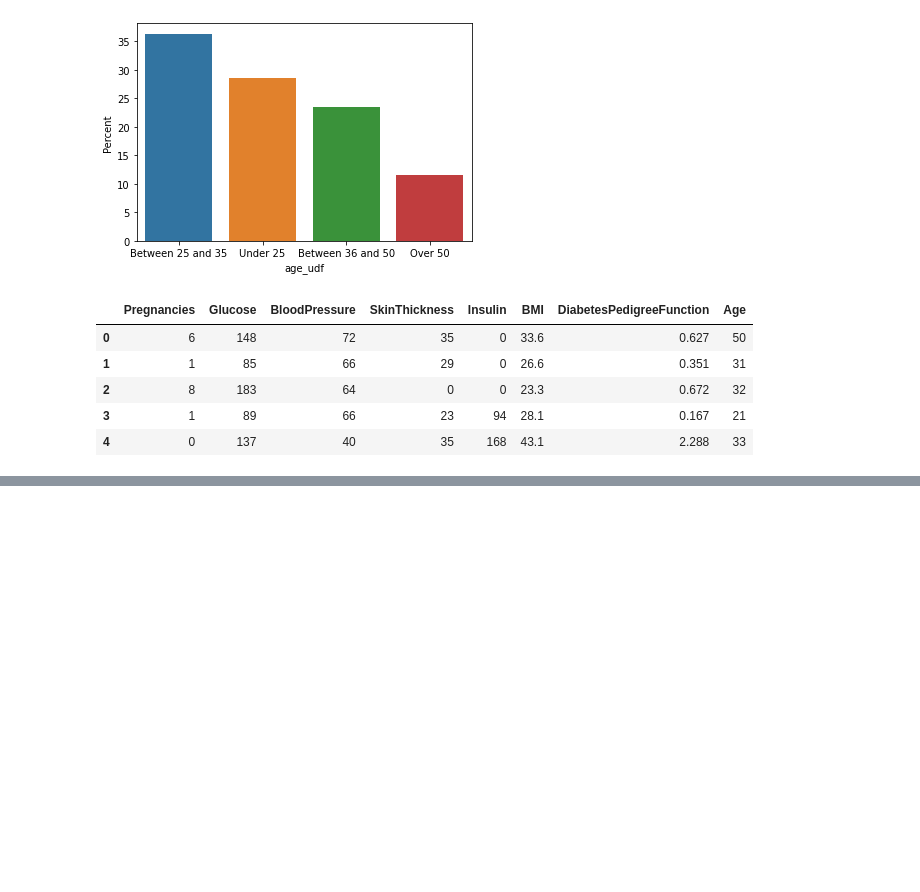
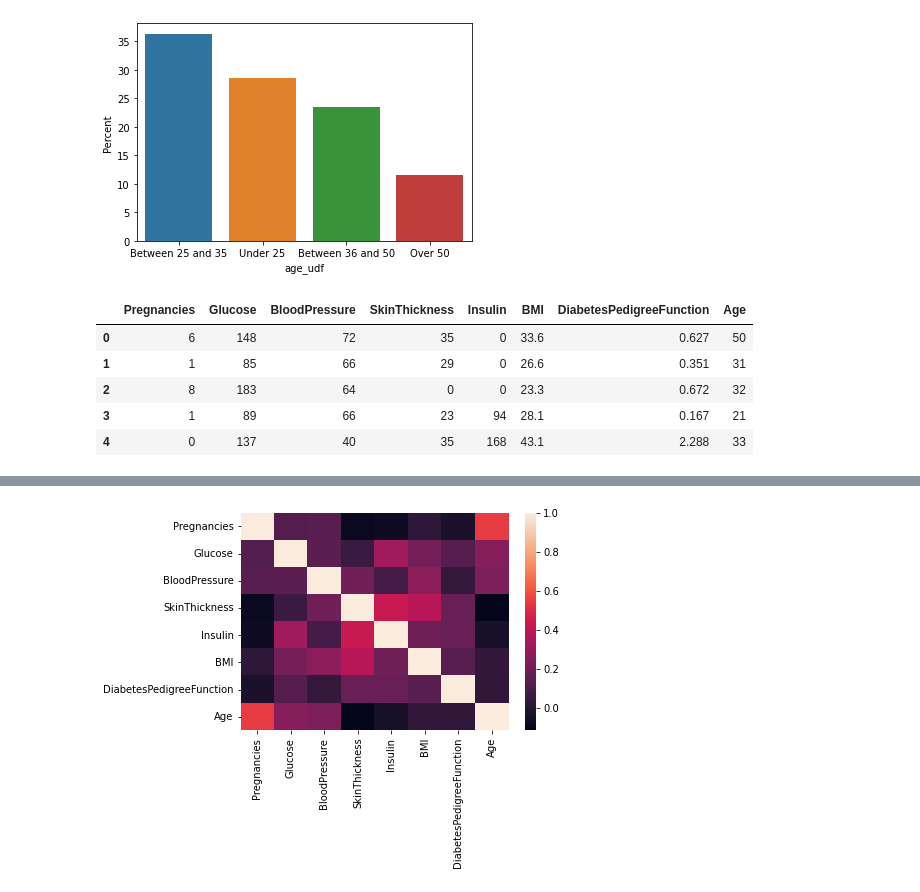
Before and after one commit to shashvindu/Pyspark, a Jupyter notebook: ml/DiabetesEDA_pysaprk.ipynb, the cells around one changed output, grey strips where cells are left out. Drawn from its saved outputs; the diff is of its cells as text; code cells hidden in the pictures; blank space fills up the shorter version.

```diff
--- a/ml/DiabetesEDA_pysaprk.ipynb
+++ b/ml/DiabetesEDA_pysaprk.ipynb
@@ -233,3 +233,9 @@ features = numeric_features_df.rdd.map(lambda row: row[0:])
 # %%
 from pyspark.mllib.stat import Statistics
 import pandas as pd
+# %%
+corr_mat = Statistics.corr(features, method="pearson")
+corr_df = pd.DataFrame(corr_mat)
+corr_df.index = col_names
+corr_df.columns = col_names
+round(corr_df, 2)
@@ -235,0 +252,4 @@ import pandas as pd
+# %%
+sns.heatmap(corr_df);
+# %% [output]
+[figure, added]
```
Also changed, not shown: parts of 2 cells of this notebook.
